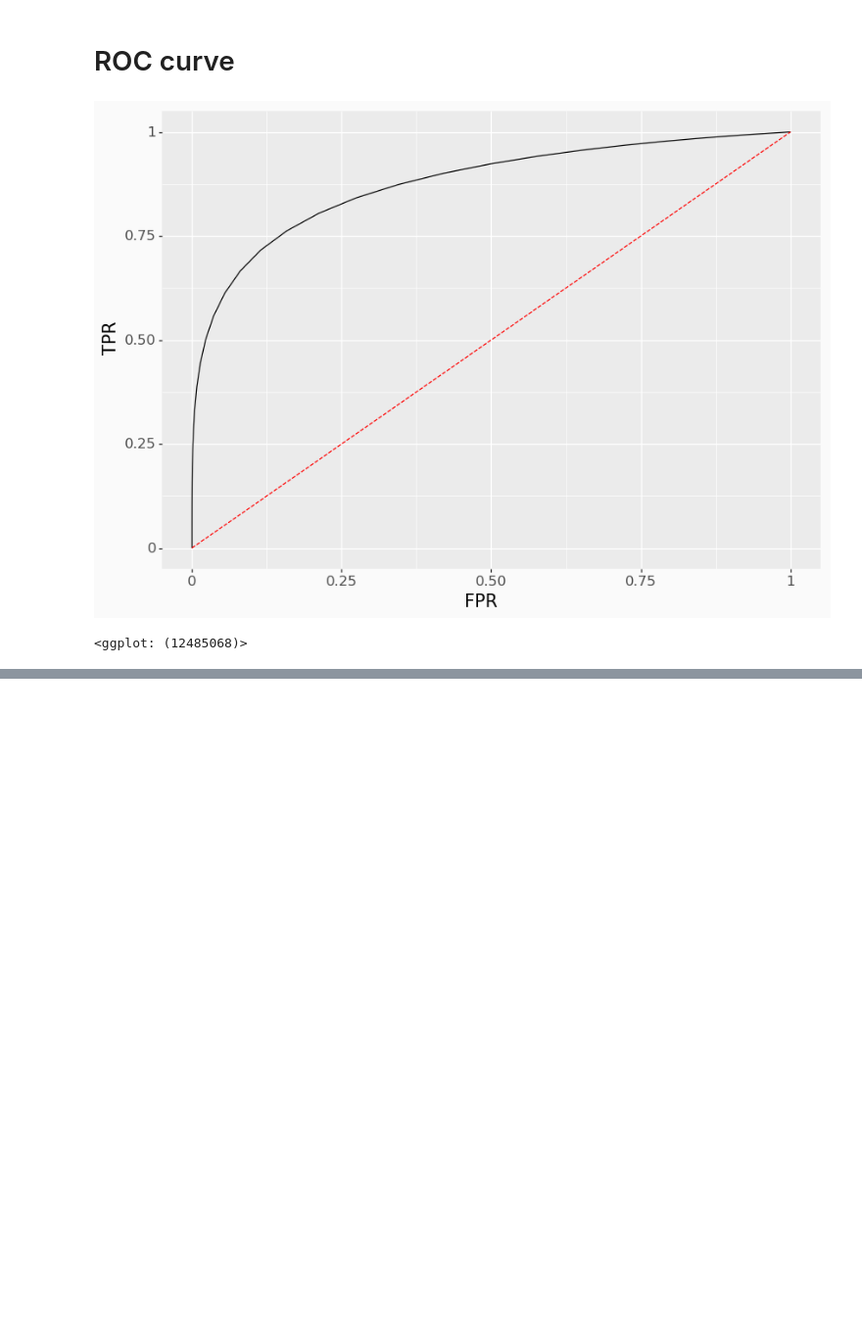
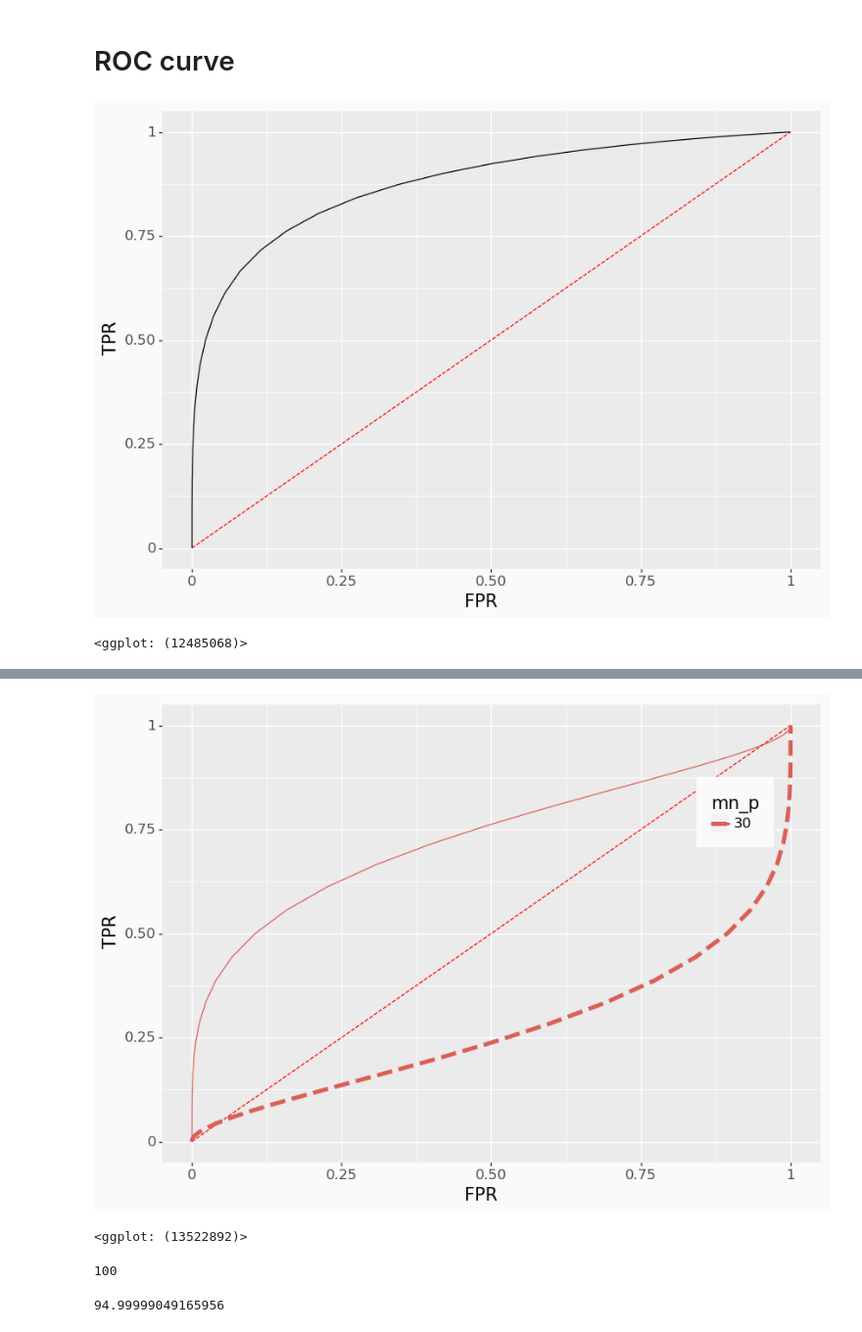
Before and after one commit to MichoelSnow/crtp, a Jupyter notebook: dig_trans_healthcare/Course/04_evaluating_predictions/images.ipynb, the cells around one changed output, grey strips where cells are left out. Shown: that part at 98% size. Cells and saved outputs as stored; diff of their text form; code cells hidden in the pictures; blank space fills up the shorter version.

```diff
--- a/dig_trans_healthcare/Course/04_evaluating_predictions/images.ipynb
+++ b/dig_trans_healthcare/Course/04_evaluating_predictions/images.ipynb
@@ -111,0 +202,52 @@ p2.save(f'{PATH_I}/ROC.pdf')
+# %%
+eps = 10**-20
+mn_p_val = [30]
+mn_n_val = [25]
+# mn_p = 40
+# mn_n = 25
+scl_p = 7
+scl_n = 4
+prp_p_val = [.95] #np.linspace(.1,.9,6)
+# prp_p = 0.65
+# prp_n = 1-prp_p
+# df_cdf = pd.DataFrame({'TPR':[],'FPR':[],'prp_p':[],'mn_p':[],'mn_n':[]})
+df_roc_p = pd.DataFrame({'TPR':[],'FPR':[],'prp_p':[],'mn_p':[],'mn_n':[]})
+df_roc_n = pd.DataFrame({'TNR':[],'FNR':[],'prp_p':[],'mn_p':[],'mn_n':[]})
+for mn_n in mn_n_val:
+    for mn_p in mn_p_val:
+        for prp_p in prp_p_val:
+            prp_n = 1-prp_p
+            TN = stats.norm.cdf(range(100),loc=mn_n,scale=scl_n)*prp_n
+            FN = stats.norm.cdf(range(100),loc=mn_p,scale=scl_p)*prp_p
+            TP = prp_p-FN
+            FP = prp_n-TN
+            sens = (TP+eps)/(TP+FN+eps)
+            spec = (TN+eps)/(TN+FP+eps)
+            PPV = (TP+eps)/(TP+FP+eps)
+            NPV = (TN+eps)/(TN+FN+eps)
+            df_roc_p_tmp = pd.DataFrame({'TPR':sens,'FPR':1-spec,'prp_p':prp_p,'mn_p':str(int(mn_p)),'mn_n':str(int(mn_n))})
+            df_roc_p = df_roc_p.append(df_roc_p_tmp, ignore_index=True)
+            df_roc_n_tmp = pd.DataFrame({'TNR':spec,'FNR':1-sens,'prp_p':prp_p,'mn_p':str(int(mn_p)),'mn_n':str(int(mn_n))})
+            df_roc_n = df_roc_n.append(df_roc_n_tmp, ignore_index=True)
+# %%
+# cdf_pos=stats.norm.cdf(range(100,0,-1), scale=7, loc=45)
+# cdf_neg=stats.norm.cdf(range(100,0,-1), scale=5, loc=35)
+# df_cdf = pd.DataFrame({'TPR':1-cdf_pos,'FPR':1-cdf_neg})
+diag = pd.DataFrame({'x':[0,1],'y':[0,1]})
+p2 = (ggplot() + geom_line(df_roc_p,aes('FPR','TPR',color='mn_p')) +
+ geom_line(diag, aes('x','y'),linetype='dashed',color='r') +
+ geom_line(df_roc_n, aes('TNR','FNR',color='mn_p'),linetype='dashed',size=2) +
+ tex_theme)
+
+p2
+# %% [output]
+[figure, added]
+<ggplot: (13522892)>
+# %%
+df_roc_p.FPR.count()
+# %% [output]
+100
+# %%
+df_roc_p.FPR.sum() + df_roc_n.FNR.sum()
+# %% [output]
+94.99999049165956
```
Also changed, not shown: parts of 16 cells of this notebook, 9 other files.
